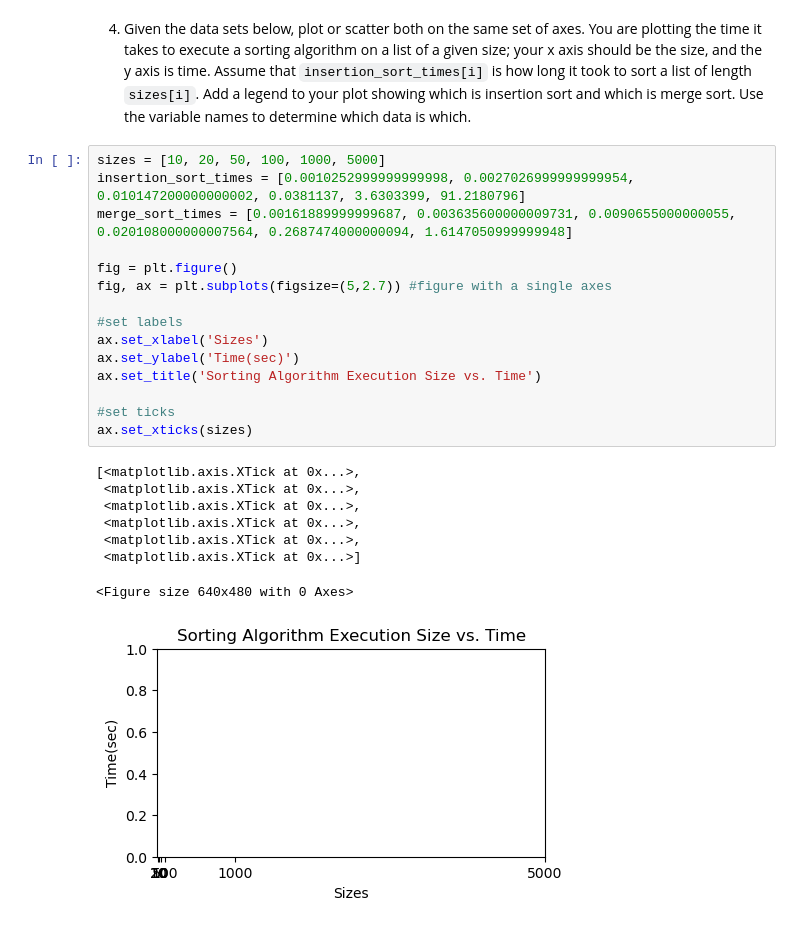
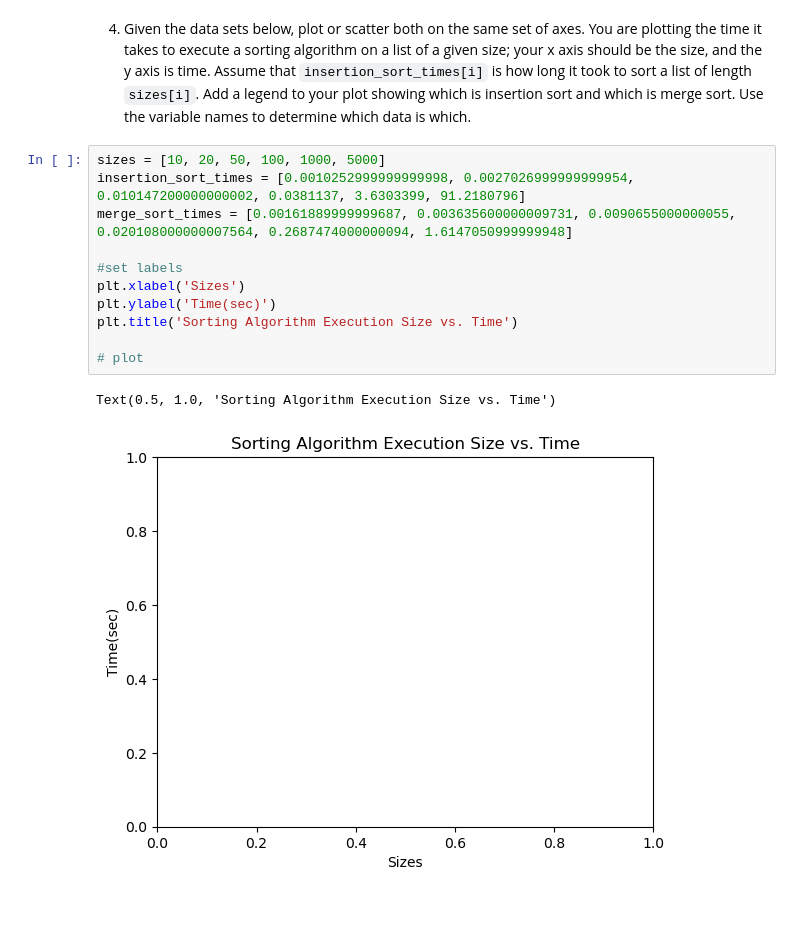
Before and after one commit to LindseySully/Module_03, a Jupyter notebook: pyplot.ipynb, the cells around one changed output. Saved outputs shown, nothing was run; the diff lists cells and outputs as text.

```diff
--- a/pyplot.ipynb
+++ b/pyplot.ipynb
@@ -90,24 +90,14 @@ Values for Plot & Scatter [20, 26, 22, 15, 31, 14, 21, 3]
 # %%
 sizes = [10, 20, 50, 100, 1000, 5000]
 insertion_sort_times = [0.0010252999999999998, 0.0027026999999999954, 0.010147200000000002, 0.0381137, 3.6303399, 91.2180796]
 merge_sort_times = [0.00161889999999687, 0.003635600000009731, 0.0090655000000055, 0.020108000000007564, 0.2687474000000094, 1.6147050999999948]
 
-fig = plt.figure()
-fig, ax = plt.subplots(figsize=(5,2.7)) #figure with a single axes
+#set labels
+plt.xlabel('Sizes')
+plt.ylabel('Time(sec)')
+plt.title('Sorting Algorithm Execution Size vs. Time')
 
-#set labels
-ax.set_xlabel('Sizes')
-ax.set_ylabel('Time(sec)')
-ax.set_title('Sorting Algorithm Execution Size vs. Time')
-
-#set ticks
-ax.set_xticks(sizes)
+# plot
 # %% [output]
-[<matplotlib.axis.XTick at 0x...>,
- <matplotlib.axis.XTick at 0x...>,
- <matplotlib.axis.XTick at 0x...>,
- <matplotlib.axis.XTick at 0x...>,
- <matplotlib.axis.XTick at 0x...>,
- <matplotlib.axis.XTick at 0x...>]
+Text(0.5, 1.0, 'Sorting Algorithm Execution Size vs. Time')
-<Figure size 640x480 with 0 Axes>
-[figure, old version]
+[figure, new version]
```
